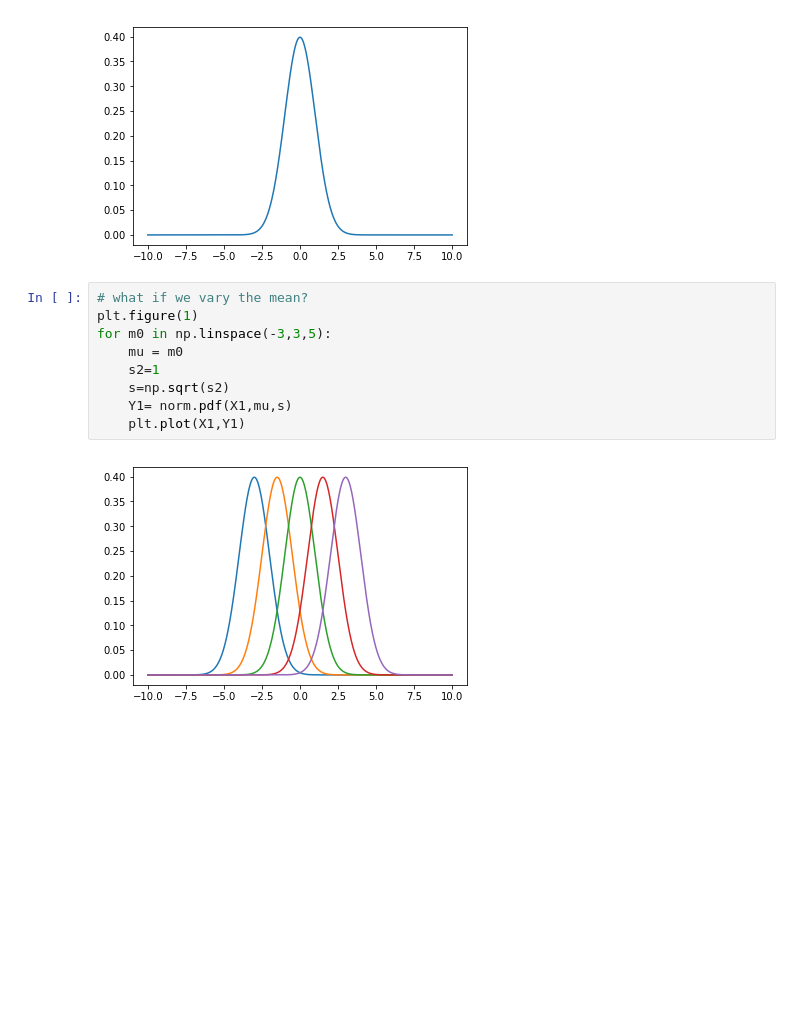
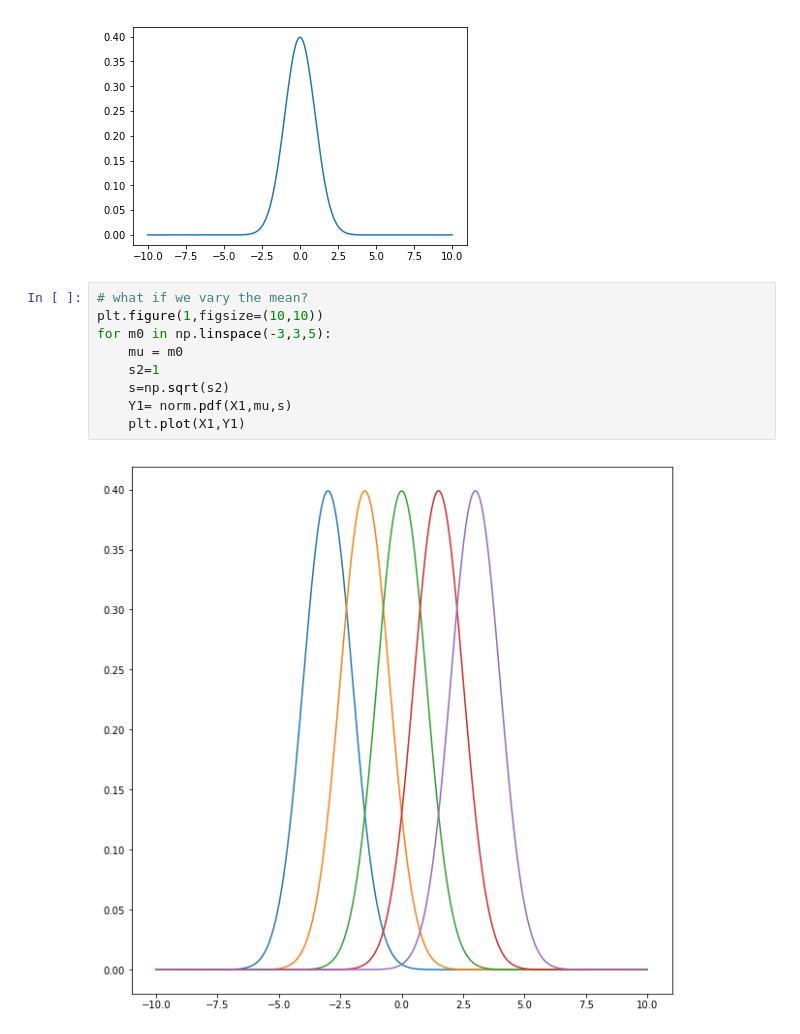
Before and after one commit to samimath/CoderGirlDS, a Jupyter notebook: random variable simulations .ipynb, the cells around one changed output. Cells and saved outputs as stored; diff of their text form; blank space fills up the shorter version.

```diff
--- a/random variable simulations .ipynb
+++ b/random variable simulations .ipynb
@@ -40,12 +40,12 @@ plt.plot(X1,Y1)
 [figure]
 # %%
 # what if we vary the mean?
-plt.figure(1)
+plt.figure(1,figsize=(10,10))
 for m0 in np.linspace(-3,3,5):
     mu = m0
     s2=1
     s=np.sqrt(s2)
     Y1= norm.pdf(X1,mu,s)
     plt.plot(X1,Y1)
 # %% [output]
-[figure, old version]
+[figure, new version]
```
Also changed, not shown: parts of 2 cells of this notebook.
